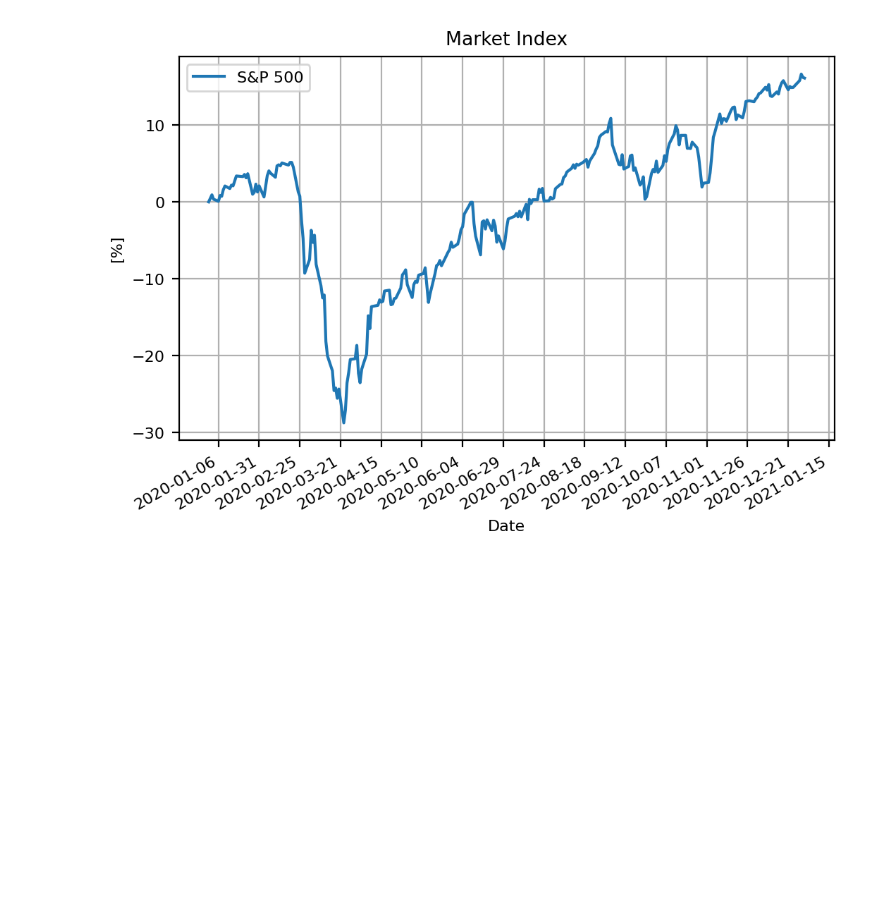
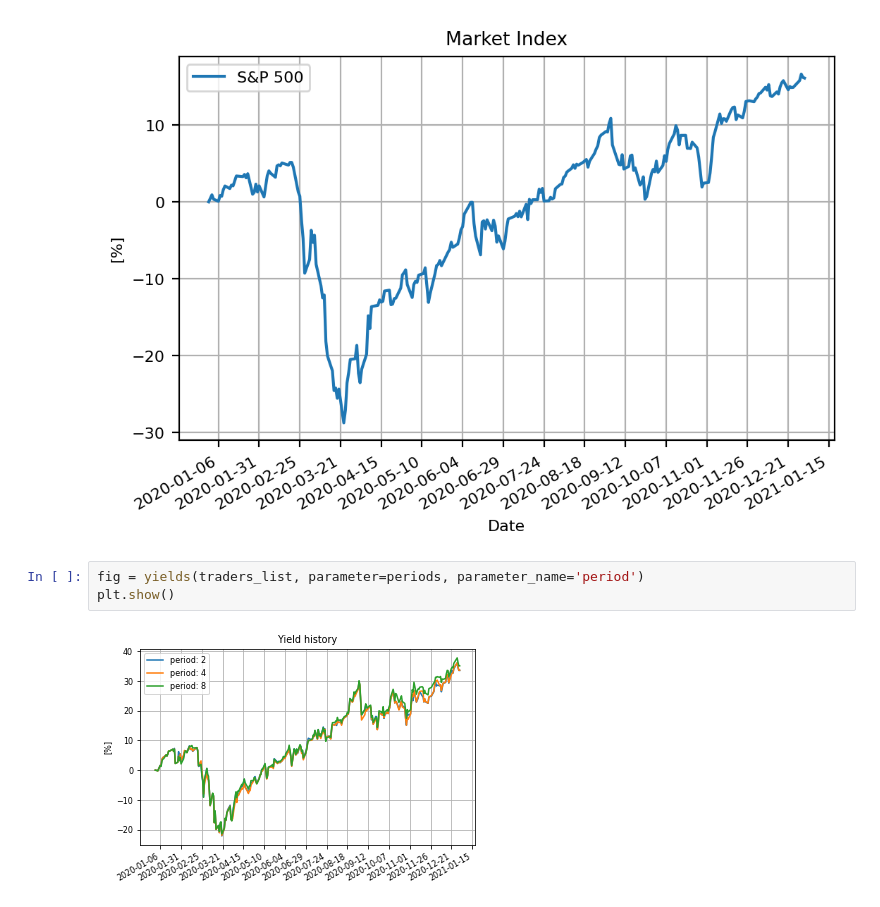
Before and after one commit to RoyElkabetz/Python-Trader-Backtest, a Jupyter notebook: notebooks/backtesting_simulator.ipynb, the cells around one changed output. Drawn from its saved outputs; the diff is of its cells as text; blank space fills up the shorter version.

Commit message:
yields plot added

```diff
--- a/notebooks/backtesting_simulator.ipynb
+++ b/notebooks/backtesting_simulator.ipynb
@@ -132,3 +132,8 @@ def plot_index(market: Market):
 plot_index(market)
 # %% [output]
 [figure]
+# %%
+fig = yields(traders_list, parameter=periods, parameter_name='period')
+plt.show()
+# %% [output]
+[figure, added]
```
Also changed, not shown: parts of 1 cell of this notebook, 1 other file.
